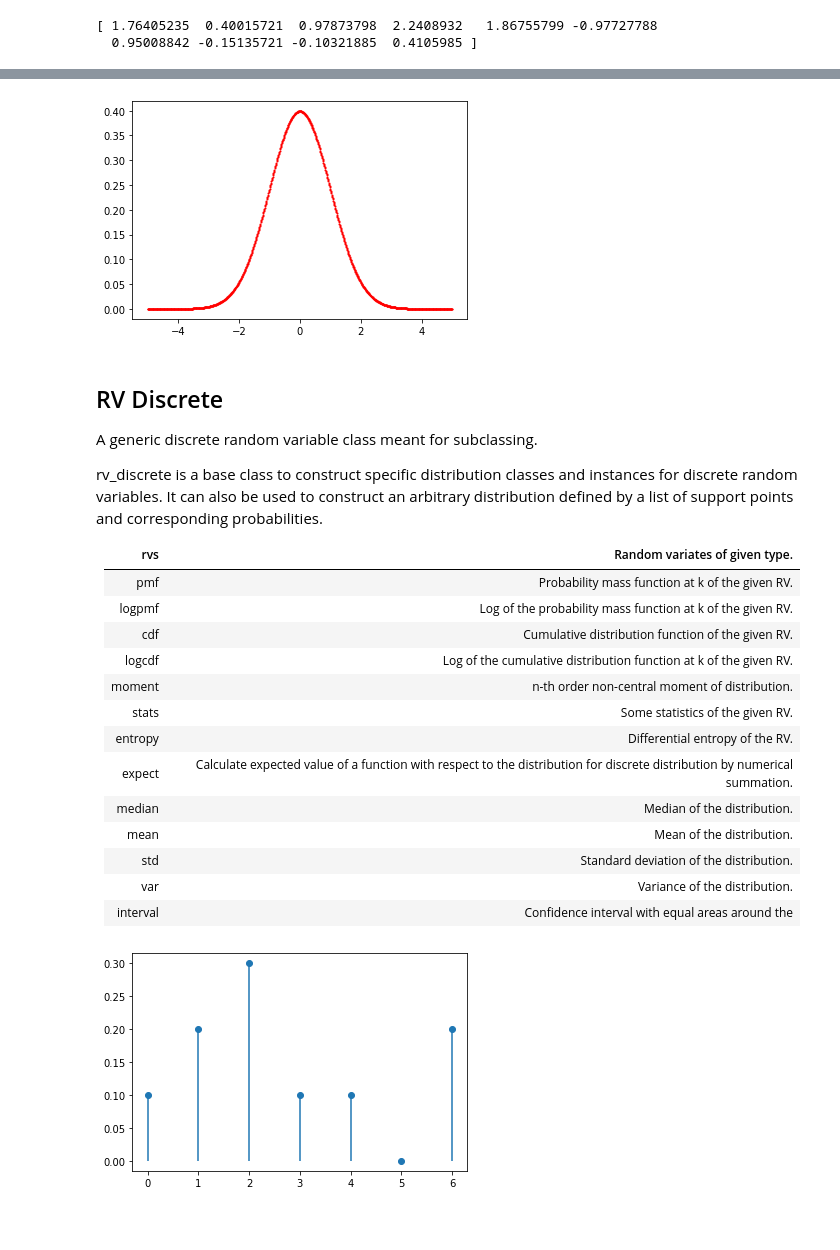
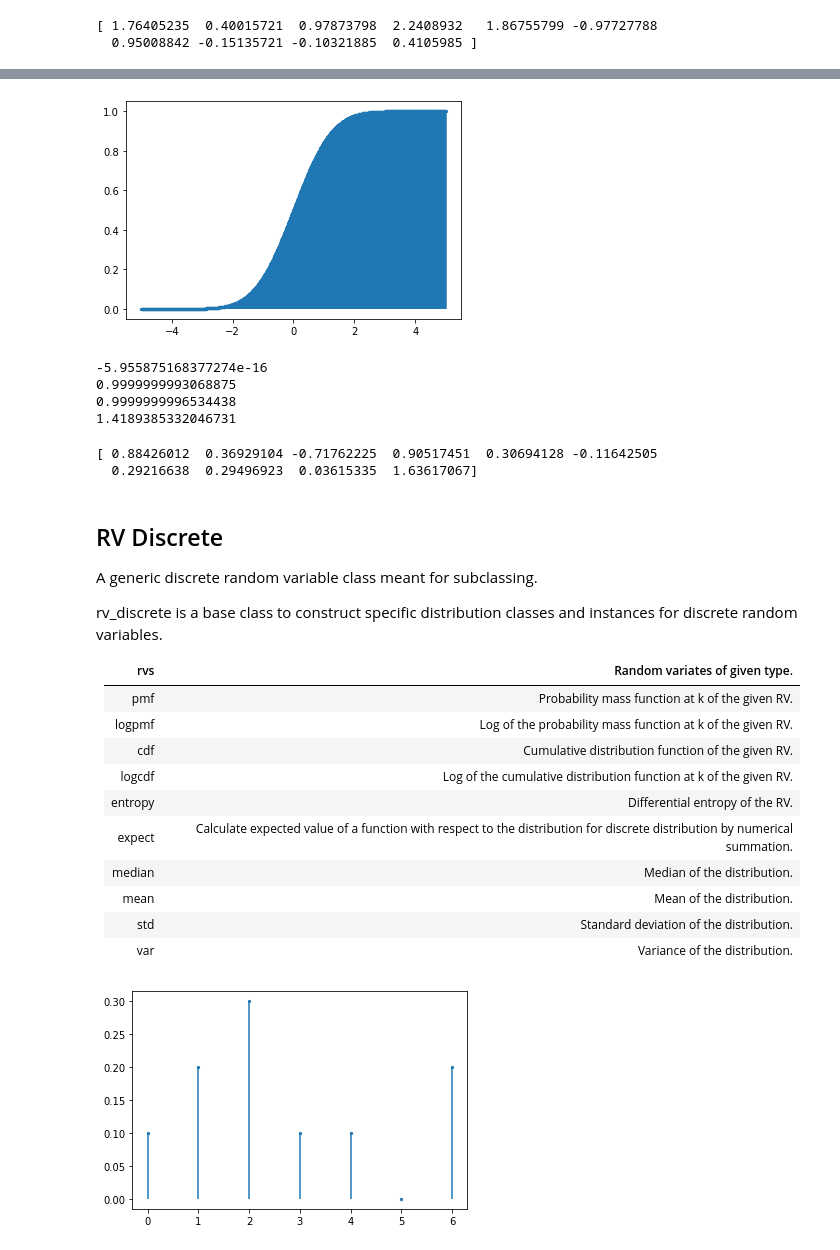
Before and after one commit to tkaya94/UdemyDataScience, a Jupyter notebook: 5_More/01_Scipy101.ipynb, the cells around one changed output, grey strips where cells are left out. Cells and saved outputs as stored; diff of their text form; code cells hidden in the pictures; blank space fills up the shorter version.

```diff
--- a/5_More/01_Scipy101.ipynb
+++ b/5_More/01_Scipy101.ipynb
@@ -26,9 +26,9 @@ import scipy.stats
 import pandas as pd
 import matplotlib.pyplot as plt
 # %%
-def plot_rv_discrete(xk, yk):
+def plot_rv(xk, yk):
     fig, ax = plt.subplots(1, 1)
-    ax.plot(xk, yk, 'o')
+    ax.scatter(xk, yk, marker='o', s=5)
     ax.vlines(xk, 0, yk)
     plt.show();
 # %%
@@ -109,23 +119,33 @@ gaussian = gaussian_gen(name='gaussian')
 # %%
 xi = np.linspace(-5.0, 5.0, 1000)
-pdf_x = gaussian.pdf(xi)
+cdf_x = gaussian.cdf(xi)
 
-fig, ax = plt.subplots(1, 1)
-ax.plot(xi, pdf_x, 'ro', ms=1, mec='r')
-plt.show();
+plot_rv(xi, cdf_x)
 # %% [output]
-[figure, old version]
+[figure, new version]
 # %%
-# print(gaussian.mean())
-# print(gaussian.var())
-# print(gaussian.std())
-# print(gaussian.entropy())
+print(gaussian.mean())
+print(gaussian.var())
+print(gaussian.std())
+print(gaussian.entropy())
+# %% [output]
+-5.955875168377274e-16
+0.9999999993068875
+0.9999999996534438
+1.4189385332046731
+# %%
+x_sampled = gaussian.rvs(size=10)
+
+print(x_sampled)
+# %% [output]
+[ 0.88426012  0.36929104 -0.71762225  0.90517451  0.30694128 -0.11642505
+  0.29216638  0.29496923  0.03615335  1.63617067]
 # %% [markdown]
 ## RV Discrete
 
 A generic discrete random variable class meant for subclassing.
 
-rv_discrete is a base class to construct specific distribution classes and instances for discrete random variables. It can also be used to construct an arbitrary distribution defined by a list of support points and corresponding probabilities.
+rv_discrete is a base class to construct specific distribution classes and instances for discrete random variables.
 
 | rvs 	| Random variates of given type. 	|
 |-	|-	|
@@ -133,12 +153,9 @@ rv_discrete is a base class to construct specific distribution classes and insta
 | logpmf 	| Log of the probability mass function at k of the given RV. 	|
 | cdf 	| Cumulative distribution function of the given RV. 	|
 | logcdf 	| Log of the cumulative distribution function at k of the given RV. 	|
-| moment 	| n-th order non-central moment of distribution. 	|
-| stats 	| Some statistics of the given RV. 	|
 | entropy 	| Differential entropy of the RV. 	|
 | expect 	| Calculate expected value of a function with respect to the distribution for discrete distribution by numerical summation. 	|
 | median 	| Median of the distribution. 	|
 | mean 	| Mean of the distribution. 	|
 | std 	| Standard deviation of the distribution. 	|
 | var 	| Variance of the distribution. 	|
-| interval 	| Confidence interval with equal areas around the 	|
```
Also changed, not shown: parts of 15 cells of this notebook, 3 other files.
